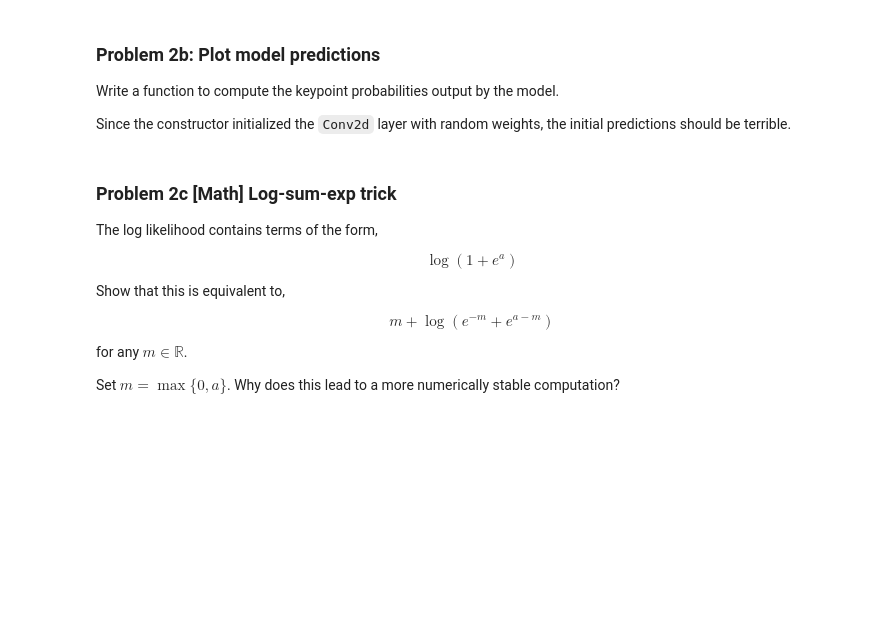
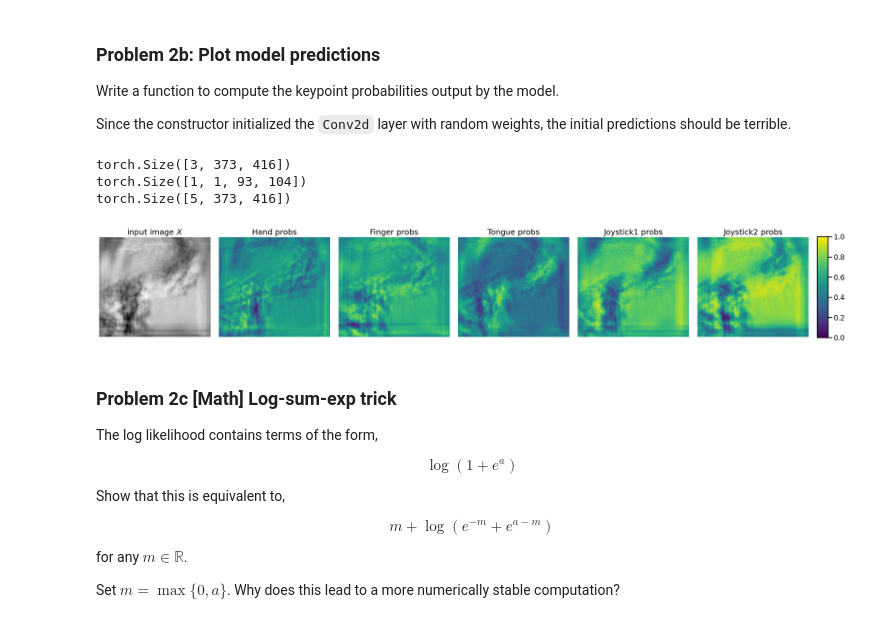
Before and after one commit to DontBlink113/Lecture-2, a Jupyter notebook: labs/03_pose_tracking.ipynb, the cells around one changed output. Cells and saved outputs as stored; diff of their text form; code cells hidden in the pictures; blank space fills up the shorter version.

```diff
--- a/labs/03_pose_tracking.ipynb
+++ b/labs/03_pose_tracking.ipynb
@@ -807,7 +822,13 @@ class BasicPoseTracker(nn.Module):
         # which we want.
         #
         # YOUR CODE BELOW
-        self.final_conv = nn.Conv2d(...)
+
+
+        self.final_conv = nn.Conv2d(in_channels = 1,
+                                    out_channels = num_keypoints,
+                                    kernel_size = self.eff_patch_size,
+                                    padding = (self.eff_patch_size // 2),
+                                    bias = True) #eff_patch_size / 2 might be off
         ###
 
     def forward(self,
@@ -832,22 +853,35 @@ class BasicPoseTracker(nn.Module):
 
         # 1. Convert to grayscale by taking a mean over
         #    the color channels (axis=1).
-        x = ...
+        x = torch.mean(x, dim=1, keepdim=False)
 
         # 2. Further downsample the image by the factor specified above.
         #    Catch warnings in the F.interpolate function.
+
+
+
         with warnings.catch_warnings():
             warnings.simplefilter("ignore")
-            x = F.interpolate(...)
 
+            h, w = x.shape[-2:]
+            new_size = (h // self.downsample, w // self.downsample)
+            x = F.interpolate(x.unsqueeze(0),
+                              size=new_size,
+                              mode='bilinear',
+                              align_corners=False)
+
+        print(x.shape)
         # 3. Apply your convolution layer
-        x = ...
+        x = self.final_conv(x)
 
         # 4. Interpolate back to the original size
         #    Catch warnings in the interpolate function.
         with warnings.catch_warnings():
             warnings.simplefilter("ignore")
-            x = F.interpolate(...)
+            x = F.interpolate(x,
+                              size=original_size,
+                              mode='bilinear',
+                              align_corners=False).squeeze(0)
         ###
 
         return x
@@ -872,27 +906,37 @@ Since the constructor initialized the `Conv2d` layer with random weights, the in
 # %%
 def plot_model_predictions(model: nn.Module,
                            datapoint: Dict[str, Tensor]):
     """Plot the image and the model's predictions
     (i.e. probabilities per pixel) for each of the
     keypoints.
     """
     image = datapoint['image']
 
     ###
     # Compute the model probabilities $\sigma(A)$.
     # It should be a K x H x W array.
     #
     # YOUR CODE BELOW
-    probs = ...
+    print(image.shape)
+    image = model(image.unsqueeze(0))
+
+    probs = torch.sigmoid(image)
+    print(probs.shape)
+
     ###
 
 
     assert probs.shape[0] == num_keypoints
     assert probs.shape[1:] == image.shape[1:]
     plot_image_and_probs(from_t(image), from_t(probs))
 
 # Plot the probabilities output under the initial, random parameters
 plot_model_predictions(basic_model, train_dataset[0])
+# %% [output]
+torch.Size([3, 373, 416])
+torch.Size([1, 1, 93, 104])
+torch.Size([5, 373, 416])
+[figure, added]
 # %% [markdown]
 ### Problem 2c [Math] Log-sum-exp trick
 The log likelihood contains terms of the form,
```
Also changed, not shown: parts of 5 cells of this notebook.
